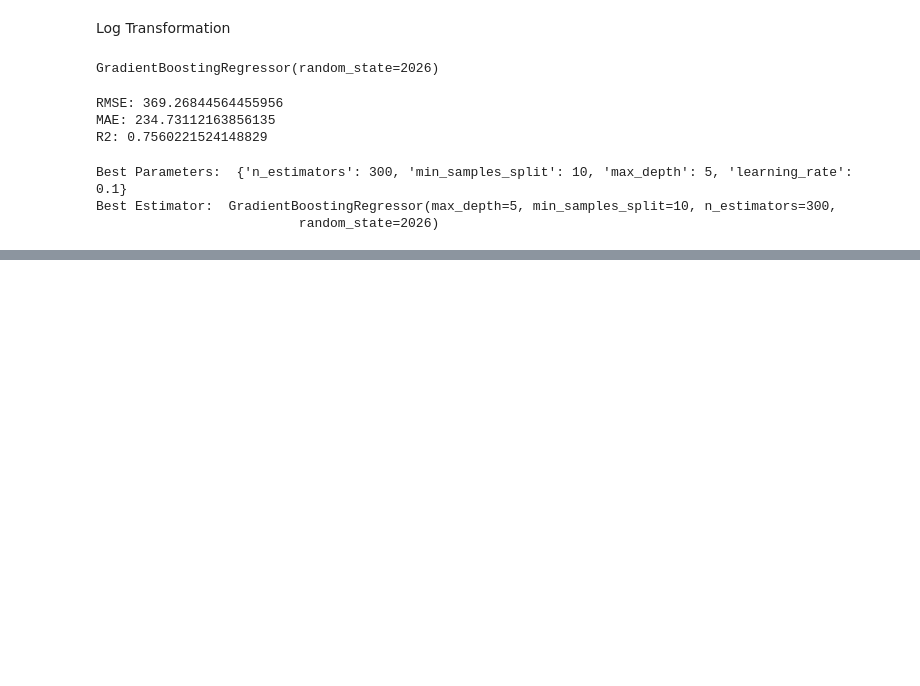
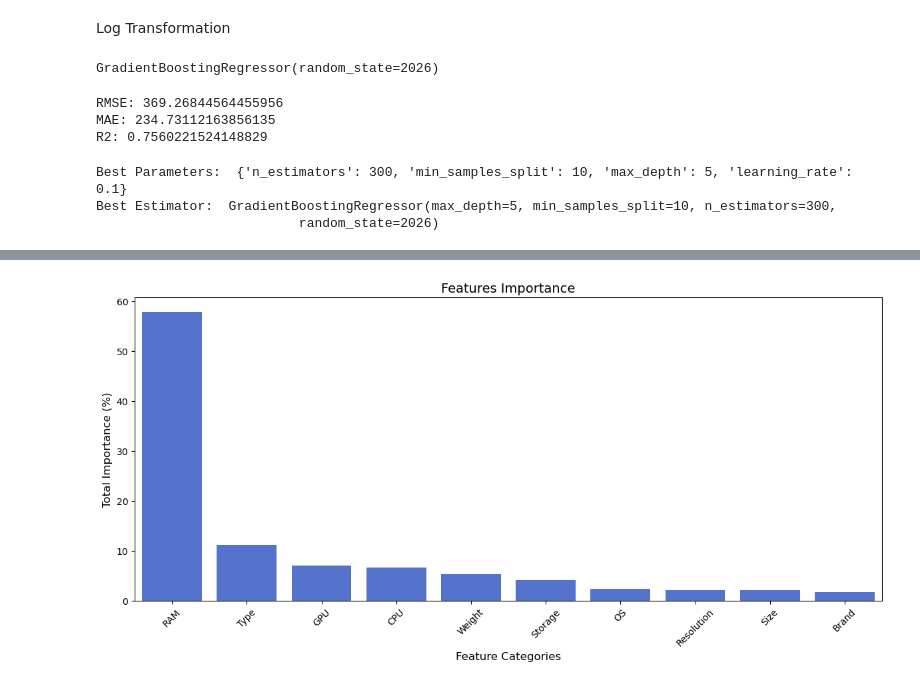
Before and after one commit to KahBao/streamlit_project, a Jupyter notebook: MLDP Program Codes Submission Template.ipynb, the cells around one changed output, grey strips where cells are left out. Saved outputs shown, nothing was run; the diff lists cells and outputs as text; code cells hidden in the pictures; blank space fills up the shorter version.

```diff
--- a/MLDP Program Codes Submission Template.ipynb
+++ b/MLDP Program Codes Submission Template.ipynb
@@ -993,0 +1003,42 @@ RMSE: € 315.46094527646926
+# %%
+import matplotlib.pyplot as plt
+import seaborn as sns
+import pandas as pd
+
+importances = best_rf_gb.feature_importances_
+feature_names = X_train.columns
+
+temp_df = pd.DataFrame({'Feature': feature_names, 'Importance': importances})
+
+def group_features(name):
+    if 'Cpu' in name: return 'CPU'
+    if 'Gpu' in name: return 'GPU'
+    if any(x in name for x in ['Memory', 'SSD', 'HDD', 'Flash', 'Hybrid']): return 'Storage'
+    if 'Ram' in name: return 'RAM'
+    if 'TypeName' in name: return 'Type'
+    if 'Company' in name: return 'Brand'
+    if 'OpSys' in name: return 'OS'
+    if 'PPI' in name: return 'PPI'
+    if 'Weight' in name: return 'Weight'
+    if 'Inches' in name: return 'Size'
+    if 'ScreenResolution_' in name: return 'Resolution'
+
+temp_df['Category'] = temp_df['Feature'].apply(group_features)
+
+final_importance_df = temp_df.groupby('Category')['Importance'].sum().reset_index()
+final_importance_df['Importance (%)'] = final_importance_df['Importance'] * 100
+final_importance_df = final_importance_df.sort_values(by='Importance (%)', ascending=False)
+
+plt.figure(figsize=(12, 6))
+sns.barplot(x='Category', y='Importance (%)', data=final_importance_df, color='royalblue')
+
+plt.title('Features Importance', fontsize=14)
+plt.xlabel('Feature Categories', fontsize=12)
+plt.ylabel('Total Importance (%)', fontsize=12)
+
+plt.xticks(rotation=45)
+
+plt.tight_layout()
+plt.show()
+# %% [output]
+[figure, added]
```
Also changed, not shown: parts of 20 cells of this notebook, 2 other files.
